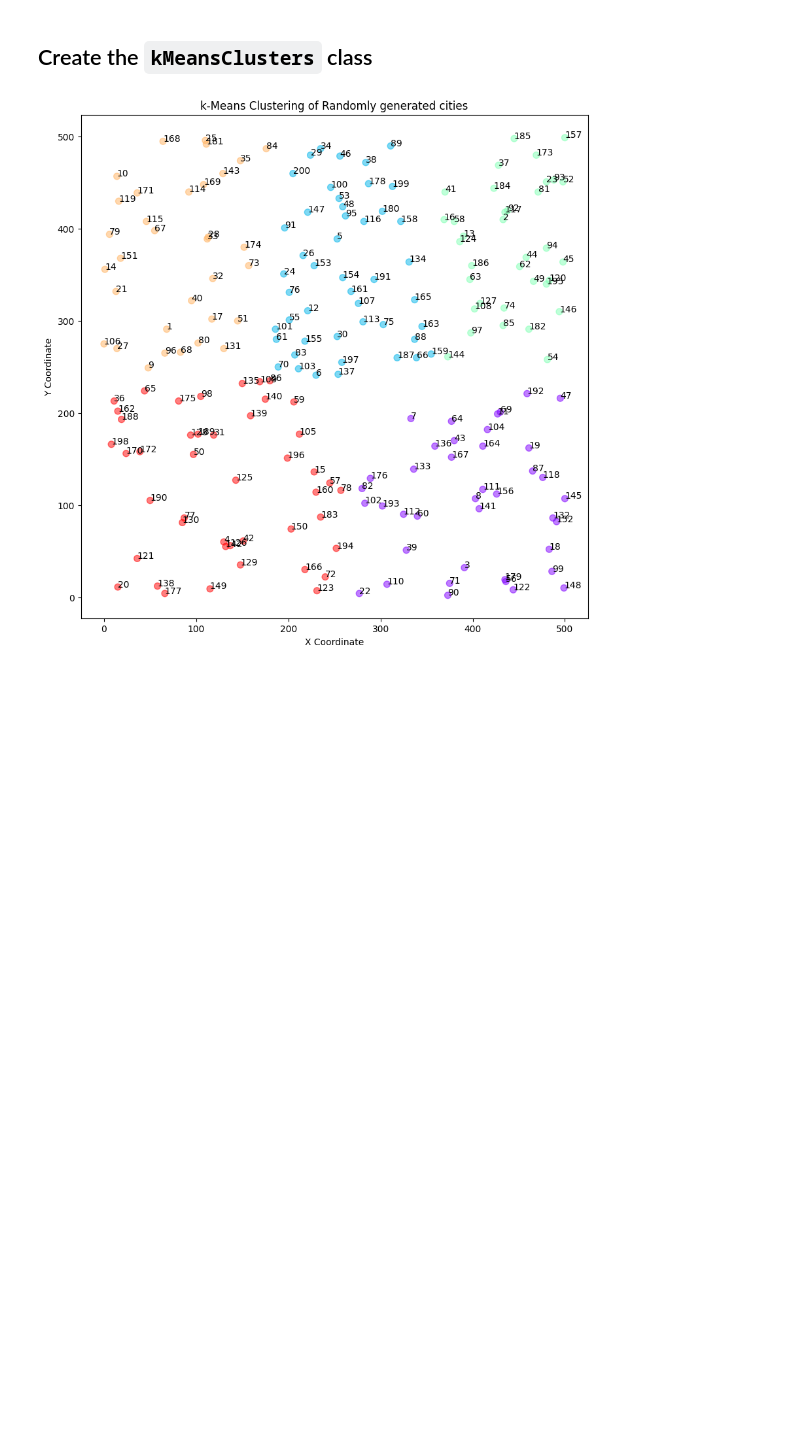
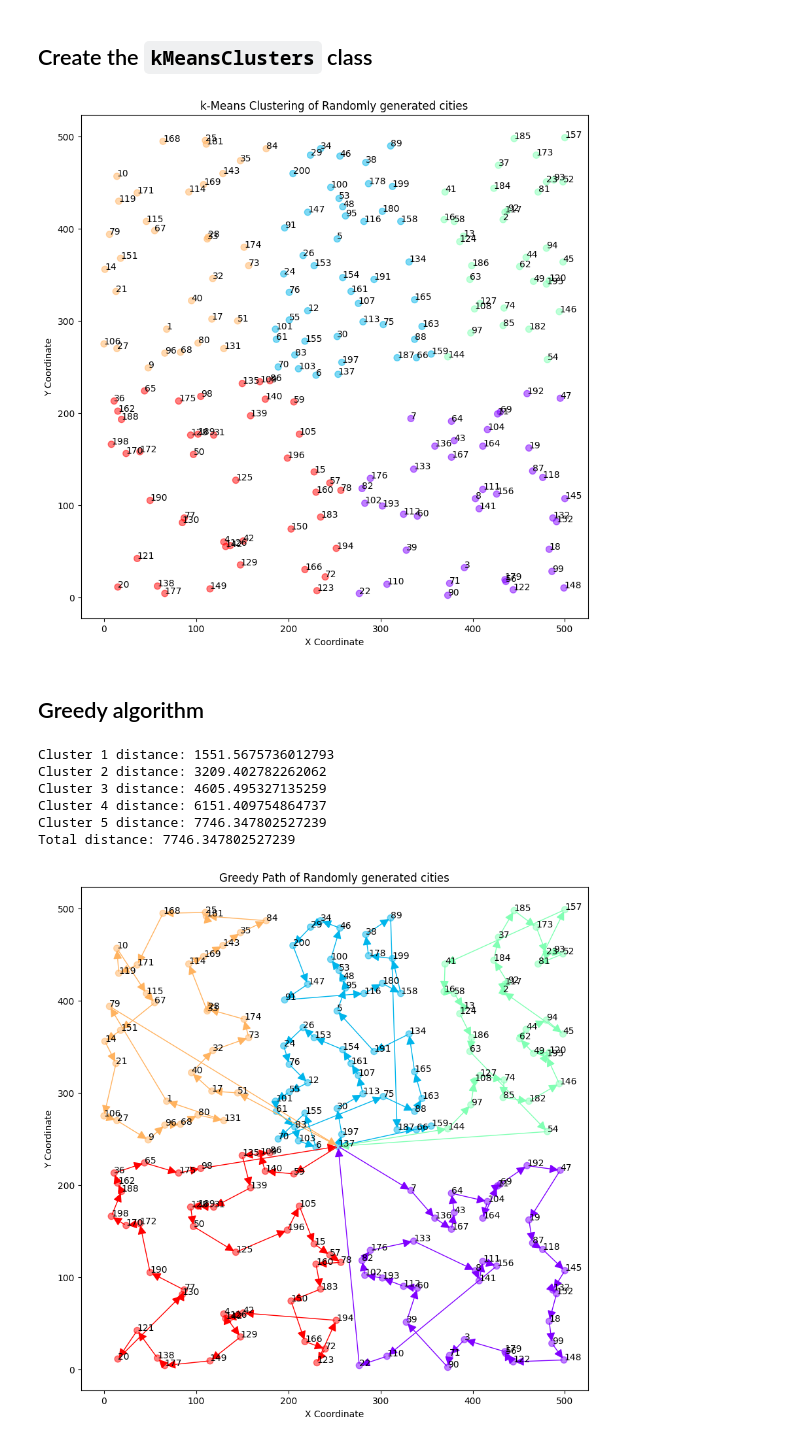
Before and after one commit to arrighi-fabien/Projet-Recherche-Op-rationnelle, a Jupyter notebook: livrable-2.ipynb, the cells around one changed output. Saved outputs shown, nothing was run; the diff lists cells and outputs as text; code cells hidden in the pictures; blank space fills up the shorter version.

Commit message:
🔨 Improve Greedy algorithm
- Display the result of the greedy algorithm
- Commencing the statistical analysis of the greedy algorithm

```diff
--- a/livrable-2.ipynb
+++ b/livrable-2.ipynb
@@ -47,12 +60,26 @@ class Graph:
 
     def scatter_plot(self, **kwargs) -> None:
         plt.figure(figsize=self.figsize)
+        second_kwargs = {}
+        if kwargs.get("arrow") != None:
+            second_kwargs["arrow"] = kwargs["arrow"]
+            kwargs.pop("arrow")
         plt.scatter([x[1] for x in self.data], [x[2] for x in self.data], **kwargs)
         plt.title(self.title)
         plt.xlabel(self.xlabel)
         plt.ylabel(self.ylabel)
         for i, txt in enumerate(self.data):
             plt.annotate(txt[0], (txt[1], txt[2]))
+        if second_kwargs.get("arrow") != None:
+            num_clusters = len(second_kwargs["arrow"])
+            colors = plt.cm.rainbow(np.linspace(0, 1, num_clusters))
+            for cluster_idx, cycle in enumerate(second_kwargs["arrow"]):
+                color = colors[cluster_idx]
+                for i in range(len(cycle)):
+                    start = cycle[i]
+                    end = cycle[(i + 1) % len(cycle)]
+                    arrow = patches.FancyArrowPatch((start[1], start[2]), (end[1], end[2]), mutation_scale=20, arrowstyle='-|>', color=color)
+                    plt.gca().add_patch(arrow)
         plt.show()
 # %% [markdown]
 ## Generate cities and display graph
@@ -64,6 +91,8 @@ seed = 1
 
 data = Cities(nb_nodes, x_range, y_range, seed)
 
+center_city = data.getCenterCity()
+
 graph = Graph(data=data.cities, title="Randomly generated cities")
 graph.scatter_plot()
 # %% [output]
@@ -103,3 +132,59 @@ graph = Graph(data=data.cities, title="k-Means Clustering of Randomly generated
 graph.scatter_plot(c=clusters, cmap='rainbow', s=50, alpha=0.5)
 # %% [output]
 [figure]
+# %% [markdown]
+## Greedy algorithm
+# %%
+class Greedy:
+    def __init__(self, nodes, cities: Cities):
+        self.nodes = {node[0]: (node[1], node[2]) for node in nodes}
+        self.cities = cities
+
+    def greedyPath(self, start):
+        visited = set()
+        path = [(start, *self.nodes[start])]
+        current = start
+        visited.add(current)
+        total_distance = 0
+
+        while len(visited) < len(self.nodes):
+            next_node = None
+            min_distance = float('inf')
+            for node in self.nodes:
+                if node not in visited:
+                    distance = self.cities.calculateDistance(current, node)
+                    if distance < min_distance:
+                        min_distance = distance
+                        next_node = node
+            total_distance += min_distance
+            current = next_node
+            path.append((current, *self.nodes[current]))
+            visited.add(current)
+
+        path.append((start, *self.nodes[start]))
+        total_distance += self.cities.calculateDistance(current, start)
+        return path, total_distance
+
+cluster_greedy_path = []
+total_distance = 0
+for cluster_idx, cluster in enumerate(cities_clusters):
+    if center_city in cluster:
+        cluster.remove(center_city)
+    cluster.append(center_city)
+    graph = Greedy(cluster, data)
+    path, distance = graph.greedyPath(cluster[-1][0])
+    cluster_greedy_path.append(path)
+    total_distance += distance
+    print(f"Cluster {cluster_idx + 1} distance: {total_distance}")
+print(f"Total distance: {total_distance}")
+
+graph = Graph(data=data.cities, title="Greedy Path of Randomly generated cities")
+graph.scatter_plot(c=clusters, cmap='rainbow', s=50, alpha=0.5, arrow=cluster_greedy_path)
+# %% [output]
+Cluster 1 distance: 1551.5675736012793
+Cluster 2 distance: 3209.402782262062
+Cluster 3 distance: 4605.495327135259
+Cluster 4 distance: 6151.409754864737
+Cluster 5 distance: 7746.347802527239
+Total distance: 7746.347802527239
+[figure, added]
```
Also changed, not shown: parts of 3 cells of this notebook.
